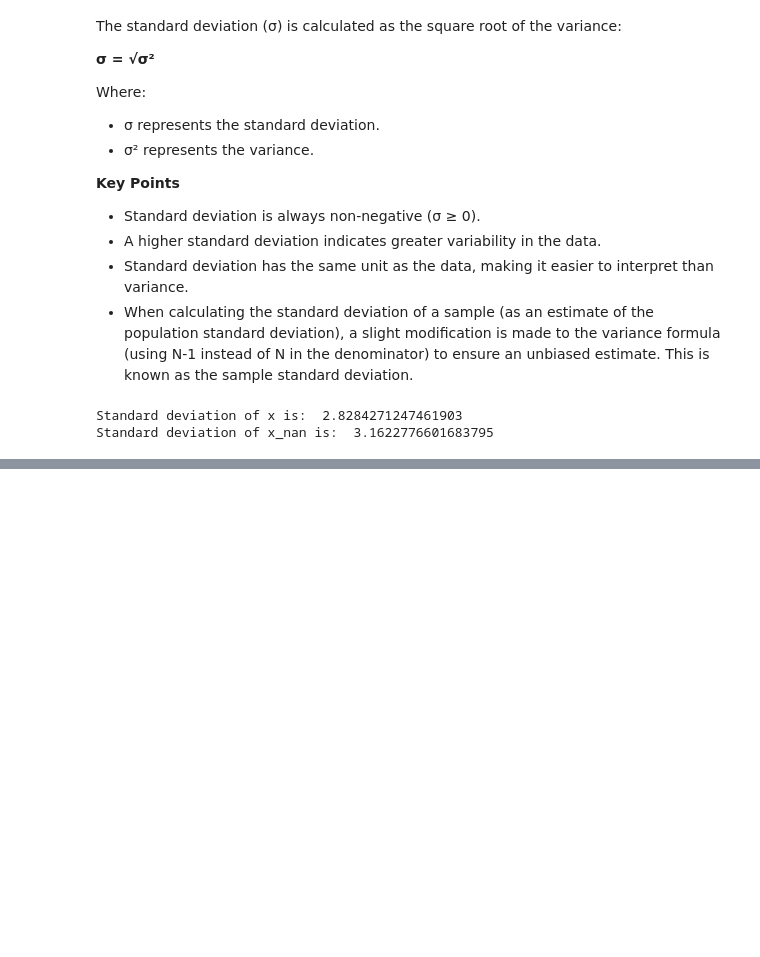
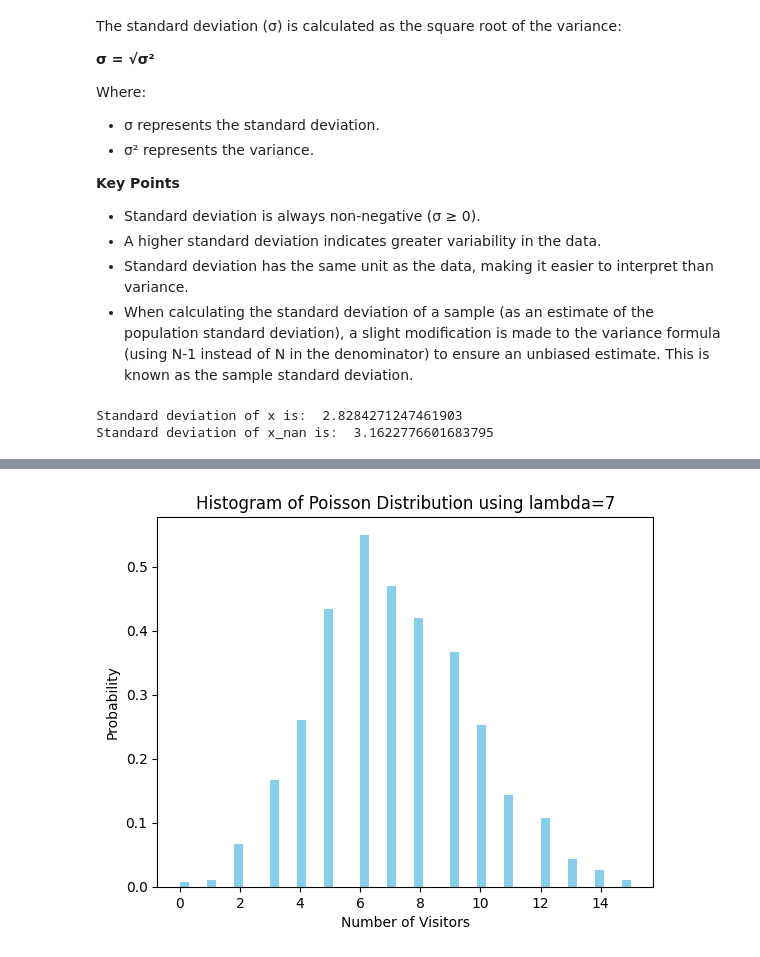
Before and after one commit to Mojoryson/Notebooks, a Jupyter notebook: WIP/Statistics_Reference.ipynb, the cells around one changed output, grey strips where cells are left out. Saved outputs shown, nothing was run; the diff lists cells and outputs as text; code cells hidden in the pictures; blank space fills up the shorter version.

```diff
--- a/WIP/Statistics_Reference.ipynb
+++ b/WIP/Statistics_Reference.ipynb
@@ -211,0 +538,39 @@ Standard deviation of x_nan is:  3.1622776601683795
+# %%
+# Random Generation of 1000 independent Poisson samples
+"""
+This script generates 1000 independent Poisson samples with a given lambda value
+and plots a histogram of the Poisson distribution.
+
+Functions:
+    None
+
+Variables:
+    lambda_ (int): The rate parameter (lambda) of the Poisson distribution.
+    N (int): The number of samples to generate.
+    X (numpy.ndarray): The array of generated Poisson samples.
+    counts (numpy.ndarray): The counts of samples in each bin of the histogram.
+    bins (numpy.ndarray): The edges of the bins in the histogram.
+    ignored (list): The patches used to create the histogram.
+
+Libraries:
+    numpy: Used for generating Poisson samples.
+    matplotlib.pyplot: Used for plotting the histogram.
+
+Usage:
+    Run the script to generate the Poisson samples and display the histogram.
+"""
+import numpy as np
+lambda_ = 7
+N = 1000
+X = np.random.poisson(lambda_, N)
+
+# Histogram of Poisson distribution
+import matplotlib.pyplot as plt
+counts, bins, ignored = plt.hist(X, 50, density=True, color='skyblue')
+
+plt.title('Histogram of Poisson Distribution using lambda=7')
+plt.xlabel('Number of Visitors')
+plt.ylabel('Probability')
+plt.show()
+# %% [output]
+[figure, added]
```
Also changed, not shown: parts of 12 cells of this notebook.
